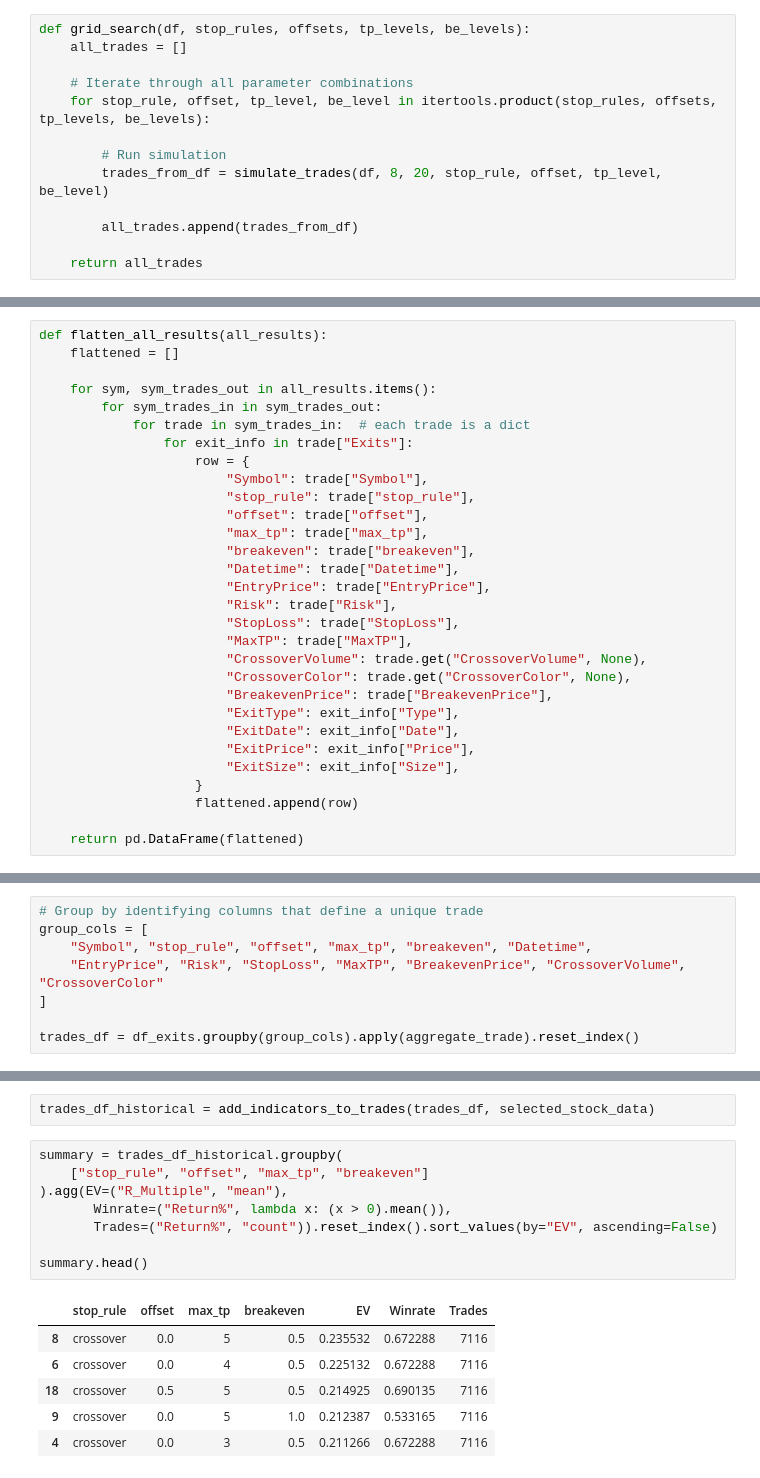
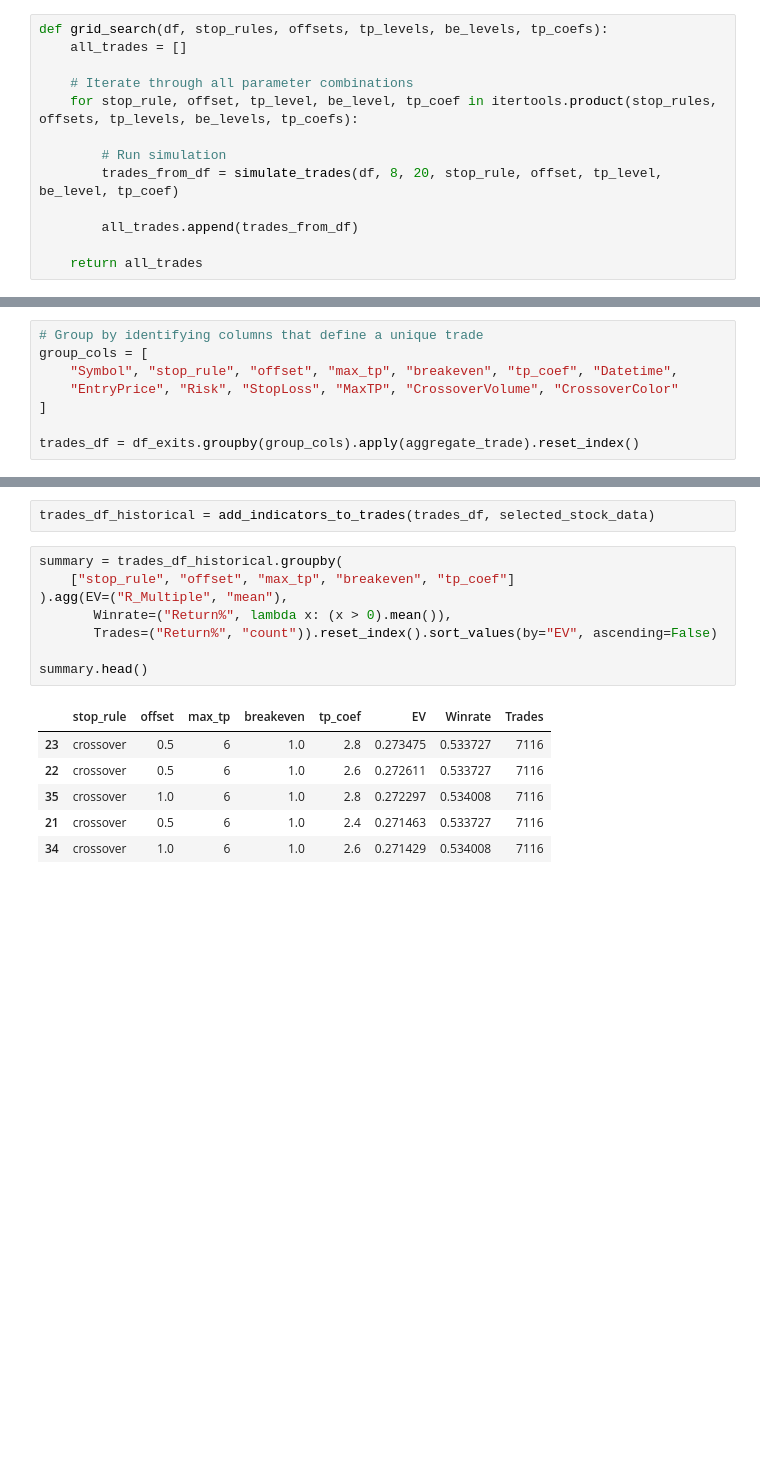
Before and after one commit to i-osipchyk/ema-crossover, a Jupyter notebook: analysis.ipynb, the cells around one changed output, grey strips where cells are left out. Cells and saved outputs as stored; diff of their text form; blank space fills up the shorter version.

Commit message:
ran grid search for a strategy on a subset of stocks. narrowed down some parameters on the sample

```diff
--- a/analysis.ipynb
+++ b/analysis.ipynb
@@ -599,12 +507,12 @@ def simulate_trades(df, short_ema, long_ema, stop_rule, sl_offset_pc, max_tp, be
 # %%
-def grid_search(df, stop_rules, offsets, tp_levels, be_levels):
+def grid_search(df, stop_rules, offsets, tp_levels, be_levels, tp_coefs):
     all_trades = []
 
     # Iterate through all parameter combinations
-    for stop_rule, offset, tp_level, be_level in itertools.product(stop_rules, offsets, tp_levels, be_levels):
+    for stop_rule, offset, tp_level, be_level, tp_coef in itertools.product(stop_rules, offsets, tp_levels, be_levels, tp_coefs):
 
         # Run simulation
-        trades_from_df = simulate_trades(df, 8, 20, stop_rule, offset, tp_level, be_level)
+        trades_from_df = simulate_trades(df, 8, 20, stop_rule, offset, tp_level, be_level, tp_coef)
 
         all_trades.append(trades_from_df)
 
@@ -644,32 +608,2 @@ Running grid search for MGRC...
-# %%
-def flatten_all_results(all_results):
-    flattened = []
-
-    for sym, sym_trades_out in all_results.items():
-        for sym_trades_in in sym_trades_out:
-            for trade in sym_trades_in:  # each trade is a dict
-                for exit_info in trade["Exits"]:
-                    row = {
-                        "Symbol": trade["Symbol"],
-                        "stop_rule": trade["stop_rule"],
-                        "offset": trade["offset"],
-                        "max_tp": trade["max_tp"],
-                        "breakeven": trade["breakeven"],
-                        "Datetime": trade["Datetime"],
-                        "EntryPrice": trade["EntryPrice"],
-                        "Risk": trade["Risk"],
-                        "StopLoss": trade["StopLoss"],
-                        "MaxTP": trade["MaxTP"],
-                        "CrossoverVolume": trade.get("CrossoverVolume", None),
-                        "CrossoverColor": trade.get("CrossoverColor", None),
-                        "BreakevenPrice": trade["BreakevenPrice"],
-                        "ExitType": exit_info["Type"],
-                        "ExitDate": exit_info["Date"],
-                        "ExitPrice": exit_info["Price"],
-                        "ExitSize": exit_info["Size"],
-                    }
-                    flattened.append(row)
-
-    return pd.DataFrame(flattened)
 # %%
 df_exits = flatten_all_results(all_results)
@@ -692,8 +610,8 @@ def aggregate_trade(group):
 # %%
 # Group by identifying columns that define a unique trade
 group_cols = [
-    "Symbol", "stop_rule", "offset", "max_tp", "breakeven", "Datetime",
-    "EntryPrice", "Risk", "StopLoss", "MaxTP", "BreakevenPrice", "CrossoverVolume", "CrossoverColor"
+    "Symbol", "stop_rule", "offset", "max_tp", "breakeven", "tp_coef", "Datetime",
+    "EntryPrice", "Risk", "StopLoss", "MaxTP", "CrossoverVolume", "CrossoverColor"
 ]
 
 trades_df = df_exits.groupby(group_cols).apply(aggregate_trade).reset_index()
@@ -727,16 +619,16 @@ def add_indicators_to_trades(trades_df, historical_data_dict):
 trades_df_historical = add_indicators_to_trades(trades_df, selected_stock_data)
 # %%
 summary = trades_df_historical.groupby(
-    ["stop_rule", "offset", "max_tp", "breakeven"]
+    ["stop_rule", "offset", "max_tp", "breakeven", "tp_coef"]
 ).agg(EV=("R_Multiple", "mean"),
        Winrate=("Return%", lambda x: (x > 0).mean()),
        Trades=("Return%", "count")).reset_index().sort_values(by="EV", ascending=False)
 
 summary.head()
 # %% [output]
-|  | stop_rule | offset | max_tp | breakeven | EV | Winrate | Trades |
-| 8 | crossover | 0.0 | 5 | 0.5 | 0.235532 | 0.672288 | 7116 |
-| 6 | crossover | 0.0 | 4 | 0.5 | 0.225132 | 0.672288 | 7116 |
-| 18 | crossover | 0.5 | 5 | 0.5 | 0.214925 | 0.690135 | 7116 |
-| 9 | crossover | 0.0 | 5 | 1.0 | 0.212387 | 0.533165 | 7116 |
-| 4 | crossover | 0.0 | 3 | 0.5 | 0.211266 | 0.672288 | 7116 |
+|  | stop_rule | offset | max_tp | breakeven | tp_coef | EV | Winrate | Trades |
+| 23 | crossover | 0.5 | 6 | 1.0 | 2.8 | 0.273475 | 0.533727 | 7116 |
+| 22 | crossover | 0.5 | 6 | 1.0 | 2.6 | 0.272611 | 0.533727 | 7116 |
+| 35 | crossover | 1.0 | 6 | 1.0 | 2.8 | 0.272297 | 0.534008 | 7116 |
+| 21 | crossover | 0.5 | 6 | 1.0 | 2.4 | 0.271463 | 0.533727 | 7116 |
+| 34 | crossover | 1.0 | 6 | 1.0 | 2.6 | 0.271429 | 0.534008 | 7116 |
```
Also changed, not shown: parts of 14 cells of this notebook.
